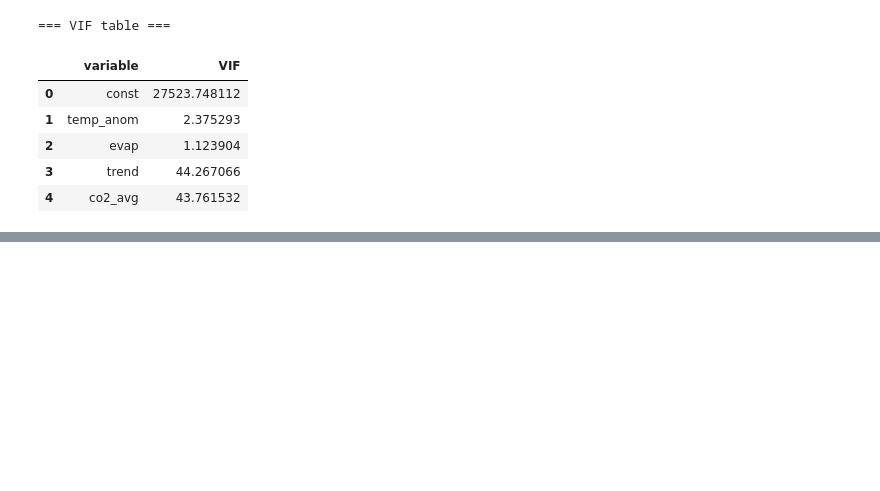
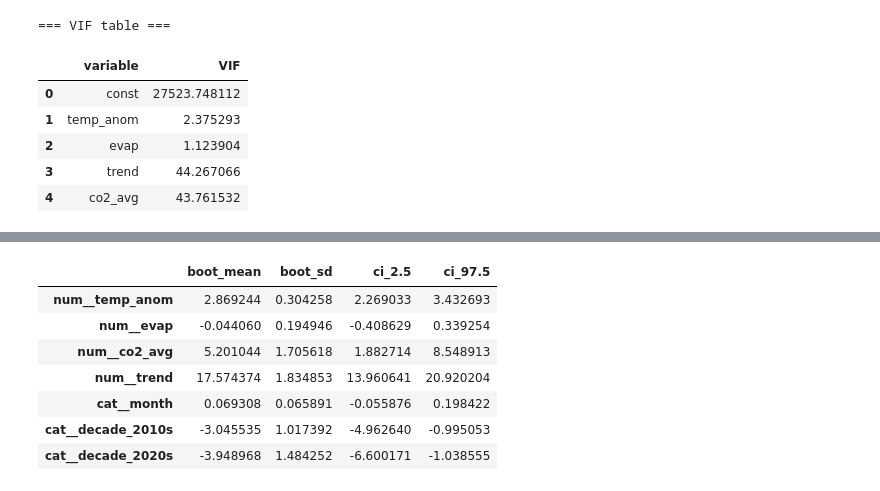
Before and after one commit to XinaiLU/5205_final_proj, a Jupyter notebook: 5205 final.ipynb, the cells around one changed output, grey strips where cells are left out. Drawn from its saved outputs; the diff is of its cells as text; code cells hidden in the pictures; blank space fills up the shorter version.

```diff
--- a/5205 final.ipynb
+++ b/5205 final.ipynb
@@ -911,7 +927,7 @@ from sklearn.linear_model import RidgeCV
 from sklearn.metrics import r2_score
 
 # 数值变量 + 类别变量（month/decade）
-feat_num = ["temp_anom", "evap", "trend"]
+feat_num = ["temp_anom", "evap", "co2_avg", "trend"]
 feat_cat = ["month", "decade"]
 
 X_r = d[feat_num].copy()
@@ -940,10 +956,23 @@ print("\n=== Ridge Regression ===")
 print("Chosen alpha =", pipe.named_steps["ridge"].alpha_)
 print("In-sample R^2 =", r2_score(y_r, yhat))
 
-coef = pipe.named_steps["ridge"].coef_
-coef_tab = pd.DataFrame({"feature": X_r.columns, "ridge_coef": coef})
+feature_names = pipe.named_steps["prep"].get_feature_names_out()
+
+coef_tab = pd.DataFrame({
+    "feature": feature_names,
+    "ridge_coef": pipe.named_steps["ridge"].coef_
+})
+
+display(coef_tab)
+
+
 
 print("\nRidge coef (temp_anom) =",
-      float(coef_tab.loc[coef_tab["feature"]=="temp_anom", "ridge_coef"]))
+      float(
+    coef_tab.loc[
+        coef_tab["feature"] == "num__temp_anom",
+        "ridge_coef"
+    ]
+))
 # %% [output]
 === Ridge Regression ===
@@ -953,0 +1024,22 @@ Ridge coef (temp_anom) = 3.9151895236660588
+# %%
+coef_summary = (
+    coef_boot_df
+    .agg(["mean", "std"])
+    .T
+    .rename(columns={"mean": "boot_mean", "std": "boot_sd"})
+)
+
+coef_summary["ci_2.5"] = coef_boot_df.quantile(0.025)
+coef_summary["ci_97.5"] = coef_boot_df.quantile(0.975)
+
+from IPython.display import display
+display(coef_summary)
+# %% [output]
+|  | boot_mean | boot_sd | ci_2.5 | ci_97.5 |
+| num__temp_anom | 2.869244 | 0.304258 | 2.269033 | 3.432693 |
+| num__evap | -0.044060 | 0.194946 | -0.408629 | 0.339254 |
+| num__co2_avg | 5.201044 | 1.705618 | 1.882714 | 8.548913 |
+| num__trend | 17.574374 | 1.834853 | 13.960641 | 20.920204 |
+| cat__month | 0.069308 | 0.065891 | -0.055876 | 0.198422 |
+| cat__decade_2010s | -3.045535 | 1.017392 | -4.962640 | -0.995053 |
+| cat__decade_2020s | -3.948968 | 1.484252 | -6.600171 | -1.038555 |
```
Also changed, not shown: parts of 4 cells of this notebook, 1 other file.
